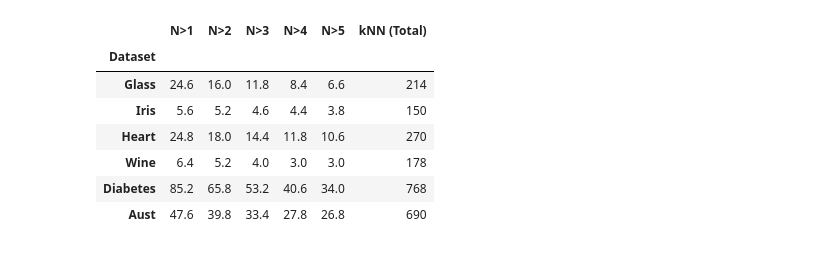
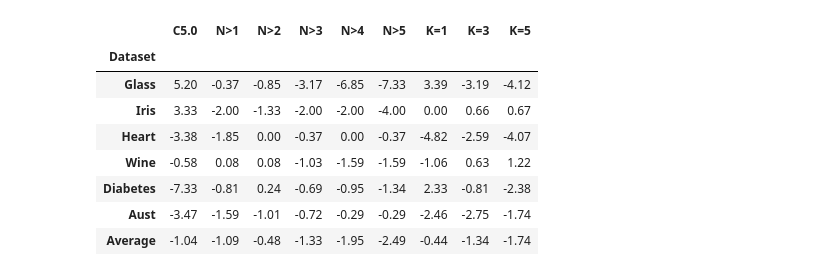
Before and after one commit to Quanbro07/ML-Project, a Jupyter notebook: Source/experiment/error_tolerance_r/exp.ipynb, the cells around one changed output. Saved outputs shown, nothing was run; the diff lists cells and outputs as text; code cells hidden in the pictures.

```diff
--- a/Source/experiment/error_tolerance_r/exp.ipynb
+++ b/Source/experiment/error_tolerance_r/exp.ipynb
@@ -121,53 +364,95 @@ def plot_knn_r_curve(
 # %%
 table2_rows = []
-table3_reps_rows = []
-table3_rr_rows = []
+table3_fold_reps_rows = []
+table3_fold_rr_rows = []
+table3_full_reps_rows = []
 
-# Có thể tùy chỉnh k theo từng dataset nếu muốn bật Feature Selection, mặc định "all"
 FEATURE_K = {ds: "all" for ds in DATASETS}
 
 for ds in DATASETS:
     X, _ = load_dataset(ds)
     k_feat = FEATURE_K[ds]
+    ds_title = ds.capitalize()
 
-    row_acc = {"Dataset": ds.capitalize()}
-    row_reps = {"Dataset": ds.capitalize()}
-    row_rr = {"Dataset": ds.capitalize()}
+    row_acc = {"Dataset": ds_title}
+    row_fold_reps = {"Dataset": ds_title}
+    row_fold_rr = {"Dataset": ds_title}
+    row_full_reps = {"Dataset": ds_title}
 
     # Baseline 2: C5.0
     row_acc["C5.0"] = evaluate_model(ds, get_c50(), k=k_feat)["acc_mean"]
 
     # KNNModel với r=1 và N > 1..5 (tương ứng N = 1..5 trong KNNModel)
+    avg_train_n = np.nan
     for n_val in range(1, 6):
+        col = f"N>{n_val}"
         metrics = evaluate_model(ds, KNNModel(r=1, N=n_val, metric="euclidean"), k=k_feat)
-        col = f"N>{n_val}"
         row_acc[col] = metrics["acc_mean"]
-        row_reps[col] = metrics["avg_reps"]
-        row_rr[col] = metrics["rr_mean"]
+        row_fold_reps[col] = metrics["avg_reps"]
+        row_fold_rr[col] = metrics["rr_mean"]
+        avg_train_n = metrics["avg_train_n"]
 
-    row_reps["kNN (Total)"] = len(X)
+        full_reps, _ = fit_full_dataset_reps(ds, r=1, N=n_val, k=k_feat)
+        row_full_reps[col] = full_reps
+
+    row_fold_reps["kNN (Train/Fold)"] = avg_train_n
+    row_full_reps["kNN (Total)"] = len(X)
 
     # Baseline 1: Standard k-NN (k = 1, 3, 5)
     for k_nn in (1, 3, 5):
         row_acc[f"K={k_nn}"] = evaluate_model(ds, get_standard_knn(k=k_nn), k=k_feat)["acc_mean"]
 
     table2_rows.append(row_acc)
-    table3_reps_rows.append(row_reps)
-    table3_rr_rows.append(row_rr)
+    table3_fold_reps_rows.append(row_fold_reps)
+    table3_fold_rr_rows.append(row_fold_rr)
+    table3_full_reps_rows.append(row_full_reps)
 
 df_table2 = pd.DataFrame(table2_rows).set_index("Dataset")
 df_table2.loc["Average"] = df_table2.mean()
 
-df_table3_reps = pd.DataFrame(table3_reps_rows).set_index("Dataset")
-df_table3_rr = pd.DataFrame(table3_rr_rows).set_index("Dataset")
-df_table3_rr.loc["Average"] = df_table3_rr.mean()
+df_table2_diff = df_table2 - PAPER_TABLE2
+df_table2_rel = (df_table2 - PAPER_TABLE2) / PAPER_TABLE2 * 100.0
 
-print("=== TABLE 2: Classification Accuracy (%) ===")
+df_table3_fold_reps = pd.DataFrame(table3_fold_reps_rows).set_index("Dataset")
+df_table3_fold_rr = pd.DataFrame(table3_fold_rr_rows).set_index("Dataset")
+df_table3_fold_rr.loc["Macro-Avg"] = df_table3_fold_rr.mean()
+
+df_table3_full_reps = pd.DataFrame(table3_full_reps_rows).set_index("Dataset")
+total_samples_all = df_table3_full_reps["kNN (Total)"].sum()
+full_micro_rr = pd.Series(
+    {
+        col: (1.0 - df_table3_full_reps[col].sum() / total_samples_all) * 100.0
+        for col in ["N>1", "N>2", "N>3", "N>4", "N>5"]
+    }
+)
+
+print("=== TABLE 2: TÁI LẬP CLASSIFICATION ACCURACY (%) ===")
 display(df_table2.round(2))
 
-print("=== TABLE 3a: Average Number of Representatives (per fold) ===")
-display(df_table3_reps.round(1))
+print("=== ĐỐI CHIẾU TABLE 2: SAI KHÁC TUYỆT ĐỐI (NHÓM - BÀI BÁO, ĐIỂM %) ===")
+display(df_table2_diff.round(2))
 
-print("=== TABLE 3b: Average Reduction Rate (%) ===")
-display(df_table3_rr.round(2))
+print("=== TÓM TẮT AVERAGE TABLE 2: BÀI BÁO VS TÁI LẬP & SAI KHÁC TƯƠNG ĐỐI ===")
+df_t2_avg_cmp = pd.DataFrame({
+    "Paper Avg (%)": PAPER_TABLE2.loc["Average"],
+    "Reproduced Avg (%)": df_table2.loc["Average"],
+    "Diff (Δ%)": df_table2_diff.loc["Average"],
+    "Rel Diff (%)": df_table2_rel.loc["Average"],
+})
+display(df_t2_avg_cmp.round(2))
+
+print("=== TABLE 3a: SỐ ĐẠI DIỆN TRUNG BÌNH THEO FOLD (80% DỮ LIỆU) VS kNN (TRAIN/FOLD) ===")
+display(df_table3_fold_reps.round(1))
+
+print("=== TABLE 3b: SỐ ĐẠI DIỆN TRÊN 100% DỮ LIỆU (ĐỐI CHIẾU TRỰC TIẾP TABLE 3 BÀI BÁO) ===")
+display(df_table3_full_reps)
+
+print("=== TABLE 3c: SO SÁNH REDUCTION RATE (%) — BÀI BÁO (MICRO) VS TÁI LẬP (FULL-MICRO & FOLD-MACRO) ===")
+df_t3_rr_cmp = pd.DataFrame({
+    "Paper RR% (Micro, 100% data)": PAPER_TABLE3_RR_MICRO,
+    "Reproduced RR% (Micro, 100% data)": full_micro_rr,
+    "Diff Micro (Δ%)": full_micro_rr - PAPER_TABLE3_RR_MICRO,
+    "Reproduced RR% (Macro, 5-fold)": df_table3_fold_rr.loc["Macro-Avg"],
+})
+display(df_t3_rr_cmp.round(2))
 # %% [output]
@@ -185,8 +470,9 @@ display(df_table3_rr.round(2))
-|  | N>1 | N>2 | N>3 | N>4 | N>5 | kNN (Total) |
-| Dataset |  |  |  |  |  |  |
-| Glass | 24.6 | 16.0 | 11.8 | 8.4 | 6.6 | 214 |
-| Iris | 5.6 | 5.2 | 4.6 | 4.4 | 3.8 | 150 |
-| Heart | 24.8 | 18.0 | 14.4 | 11.8 | 10.6 | 270 |
-| Wine | 6.4 | 5.2 | 4.0 | 3.0 | 3.0 | 178 |
-| Diabetes | 85.2 | 65.8 | 53.2 | 40.6 | 34.0 | 768 |
-| Aust | 47.6 | 39.8 | 33.4 | 27.8 | 26.8 | 690 |
+|  | C5.0 | N>1 | N>2 | N>3 | N>4 | N>5 | K=1 | K=3 | K=5 |
+| Dataset |  |  |  |  |  |  |  |  |  |
+| Glass | 5.20 | -0.37 | -0.85 | -3.17 | -6.85 | -7.33 | 3.39 | -3.19 | -4.12 |
+| Iris | 3.33 | -2.00 | -1.33 | -2.00 | -2.00 | -4.00 | 0.00 | 0.66 | 0.67 |
+| Heart | -3.38 | -1.85 | 0.00 | -0.37 | 0.00 | -0.37 | -4.82 | -2.59 | -4.07 |
+| Wine | -0.58 | 0.08 | 0.08 | -1.03 | -1.59 | -1.59 | -1.06 | 0.63 | 1.22 |
+| Diabetes | -7.33 | -0.81 | 0.24 | -0.69 | -0.95 | -1.34 | 2.33 | -0.81 | -2.38 |
+| Aust | -3.47 | -1.59 | -1.01 | -0.72 | -0.29 | -0.29 | -2.46 | -2.75 | -1.74 |
+| Average | -1.04 | -1.09 | -0.48 | -1.33 | -1.95 | -2.49 | -0.44 | -1.34 | -1.74 |
```
Also changed, not shown: parts of 18 cells of this notebook, 8 other files.
